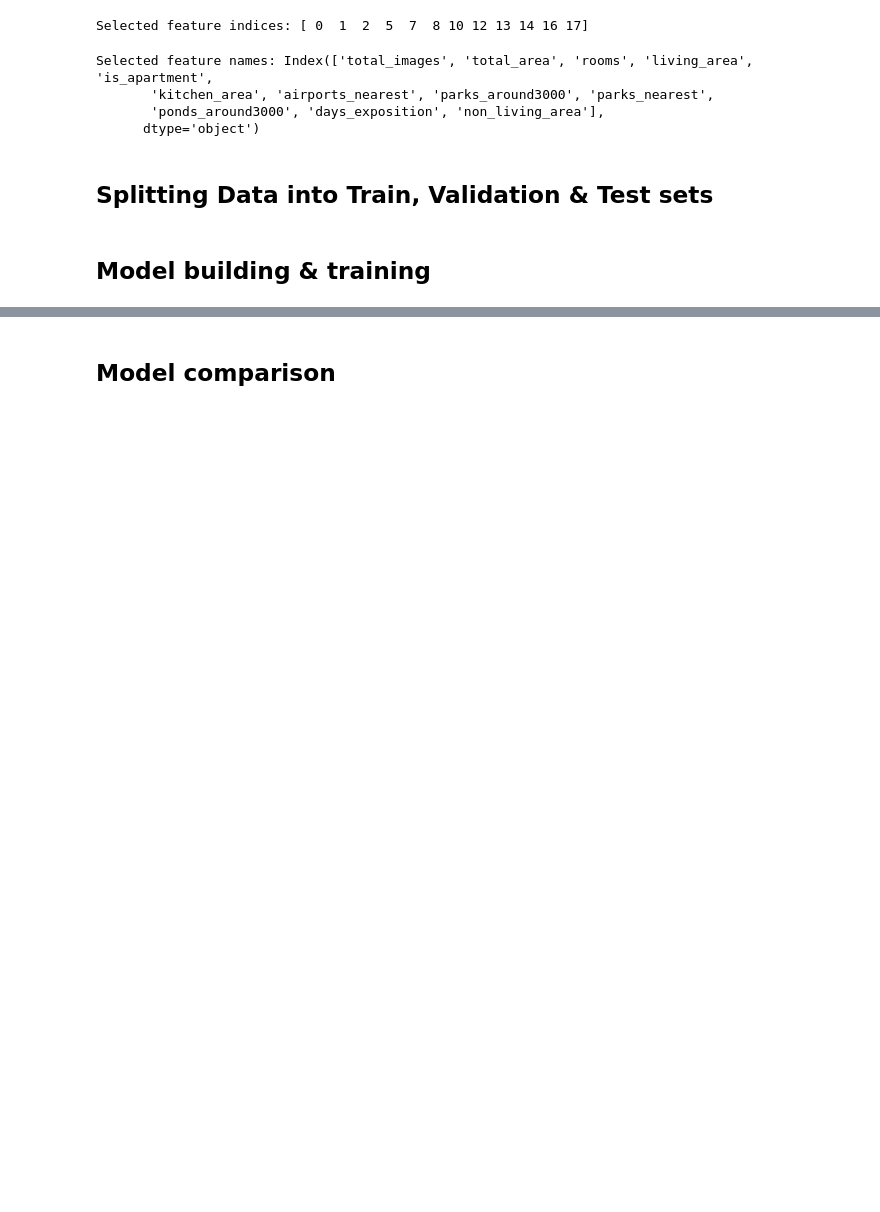
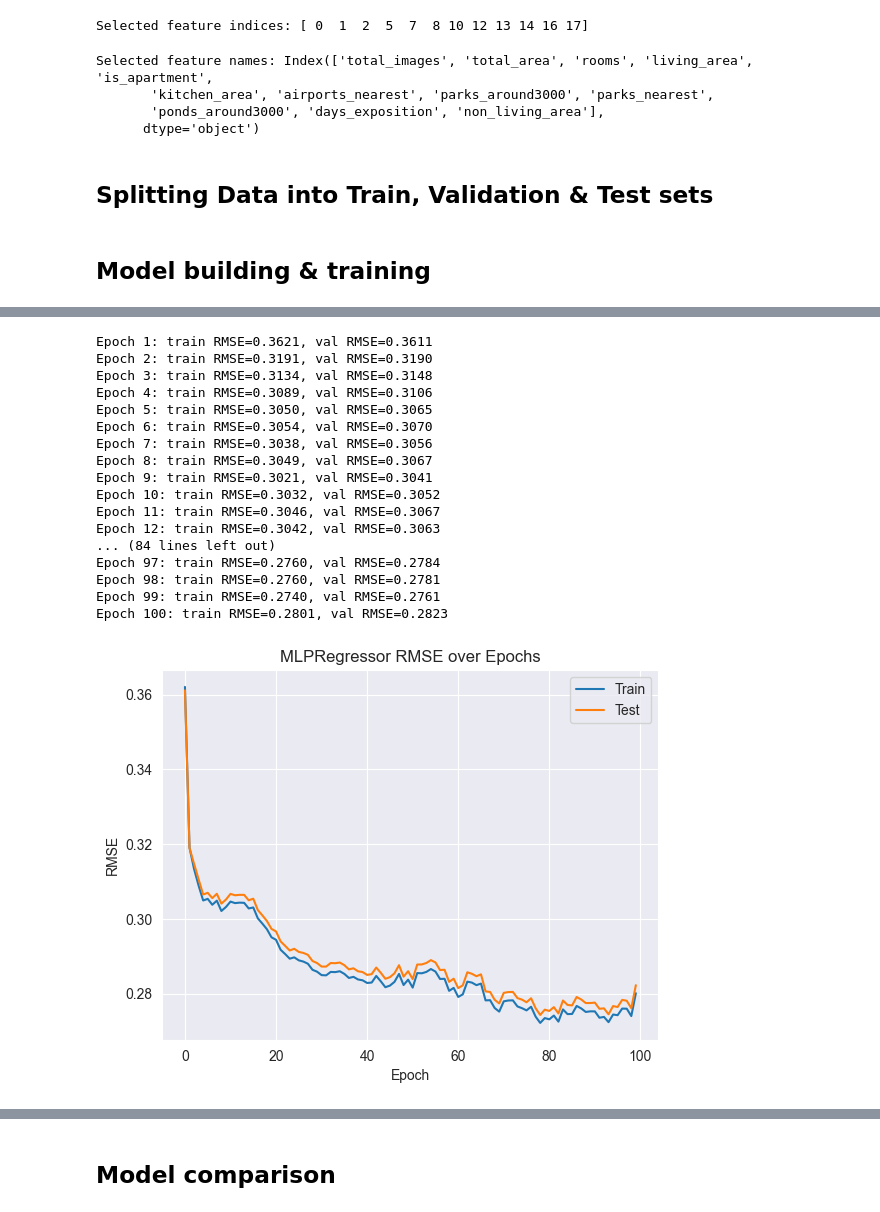
Before and after one commit to Peacetongue/home_less_ai, a Jupyter notebook: Real_estate_price_predictions_.ipynb, the cells around one changed output, grey strips where cells are left out. Drawn from its saved outputs; the diff is of its cells as text; code cells hidden in the pictures; blank space fills up the shorter version.

```diff
--- a/Real_estate_price_predictions_.ipynb
+++ b/Real_estate_price_predictions_.ipynb
@@ -660,7 +686,7 @@ from xgboost import XGBRegressor
 from joblib import dump
 
 model = XGBRegressor(
-    gpu_id=0,
+    device='cuda',
     eval_metric='rmse',
 )
 
@@ -855,3 +981,65 @@ r2 0.9298305877361848
+# %%
+from sklearn.metrics import mean_squared_error
+import warnings
+from sklearn.exceptions import ConvergenceWarning
+
+warnings.filterwarnings("ignore", category=ConvergenceWarning)
+mlp = MLPRegressor(
+    hidden_layer_sizes=(128, 64),
+    activation='relu',
+    solver='adam',
+    max_iter=1,
+    warm_start=True,
+    random_state=42
+)
+
+train_rmse = []
+val_rmse = []
+
+n_epochs = 100
+
+for epoch in range(n_epochs):
+    mlp.fit(X_train_scaled, y_train)
+
+    y_train_pred = mlp.predict(X_train_scaled)
+    y_val_pred = mlp.predict(X_test_scaled)
+
+    rmse_train = mean_squared_error(y_train, y_train_pred) ** 0.5
+    rmse_val = mean_squared_error(y_test, y_val_pred) ** 0.5
+
+    train_rmse.append(rmse_train)
+    val_rmse.append(rmse_val)
+
+    print(f"Epoch {epoch + 1}: train RMSE={rmse_train:.4f}, val RMSE={rmse_val:.4f}")
+
+plt.figure()
+plt.plot(range(n_epochs), train_rmse, label='Train')
+plt.plot(range(n_epochs), val_rmse, label='Test')
+plt.legend()
+plt.xlabel('Epoch')
+plt.ylabel('RMSE')
+plt.title('MLPRegressor RMSE over Epochs')
+plt.grid(True)
+plt.show()
+# %% [output]
+Epoch 1: train RMSE=0.3621, val RMSE=0.3611
+Epoch 2: train RMSE=0.3191, val RMSE=0.3190
+Epoch 3: train RMSE=0.3134, val RMSE=0.3148
+Epoch 4: train RMSE=0.3089, val RMSE=0.3106
+Epoch 5: train RMSE=0.3050, val RMSE=0.3065
+Epoch 6: train RMSE=0.3054, val RMSE=0.3070
+Epoch 7: train RMSE=0.3038, val RMSE=0.3056
+Epoch 8: train RMSE=0.3049, val RMSE=0.3067
+Epoch 9: train RMSE=0.3021, val RMSE=0.3041
+Epoch 10: train RMSE=0.3032, val RMSE=0.3052
+Epoch 11: train RMSE=0.3046, val RMSE=0.3067
+Epoch 12: train RMSE=0.3042, val RMSE=0.3063
+... (84 lines left out)
+Epoch 97: train RMSE=0.2760, val RMSE=0.2784
+Epoch 98: train RMSE=0.2760, val RMSE=0.2781
+Epoch 99: train RMSE=0.2740, val RMSE=0.2761
+Epoch 100: train RMSE=0.2801, val RMSE=0.2823
+[figure, added]
 # %%
 from sklearn.linear_model import Lasso
 
```
Also changed, not shown: parts of 23 cells of this notebook.
